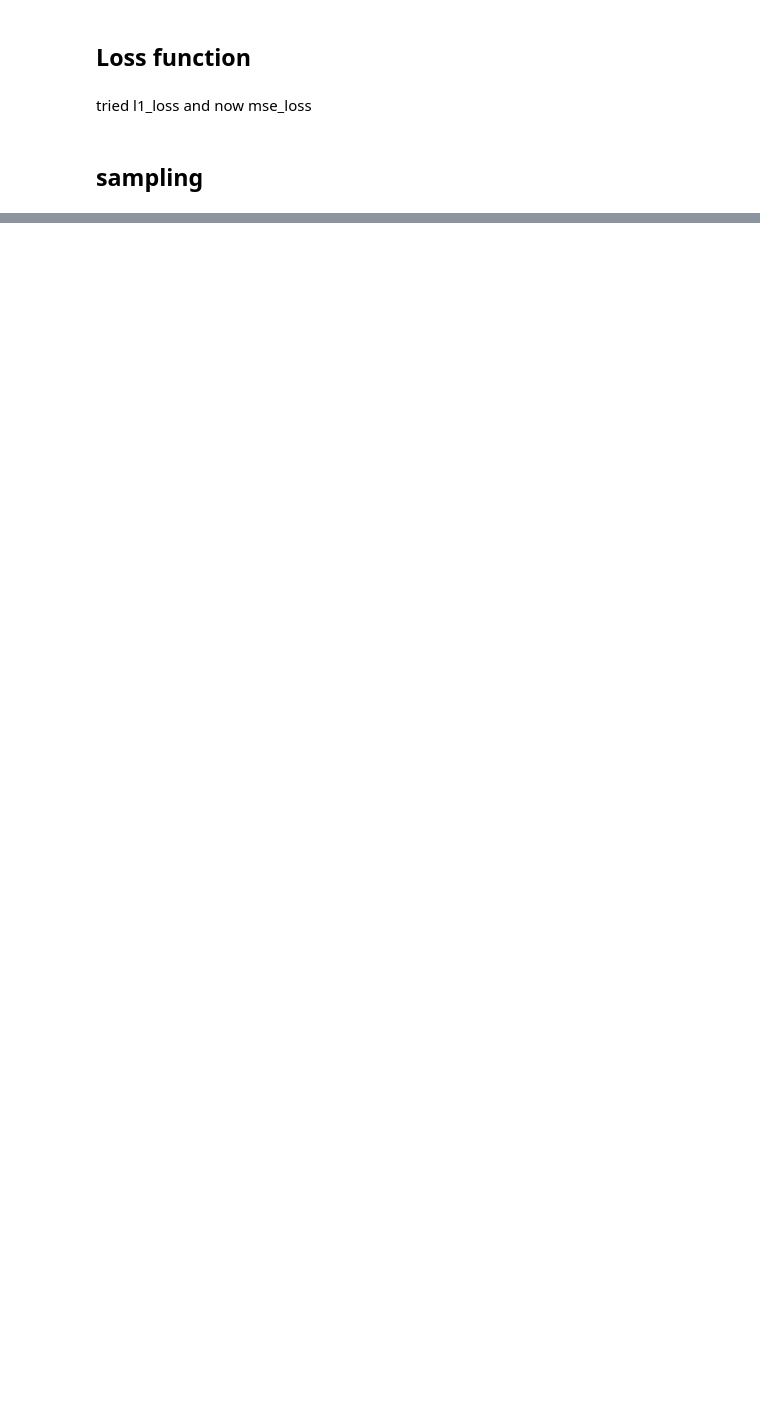
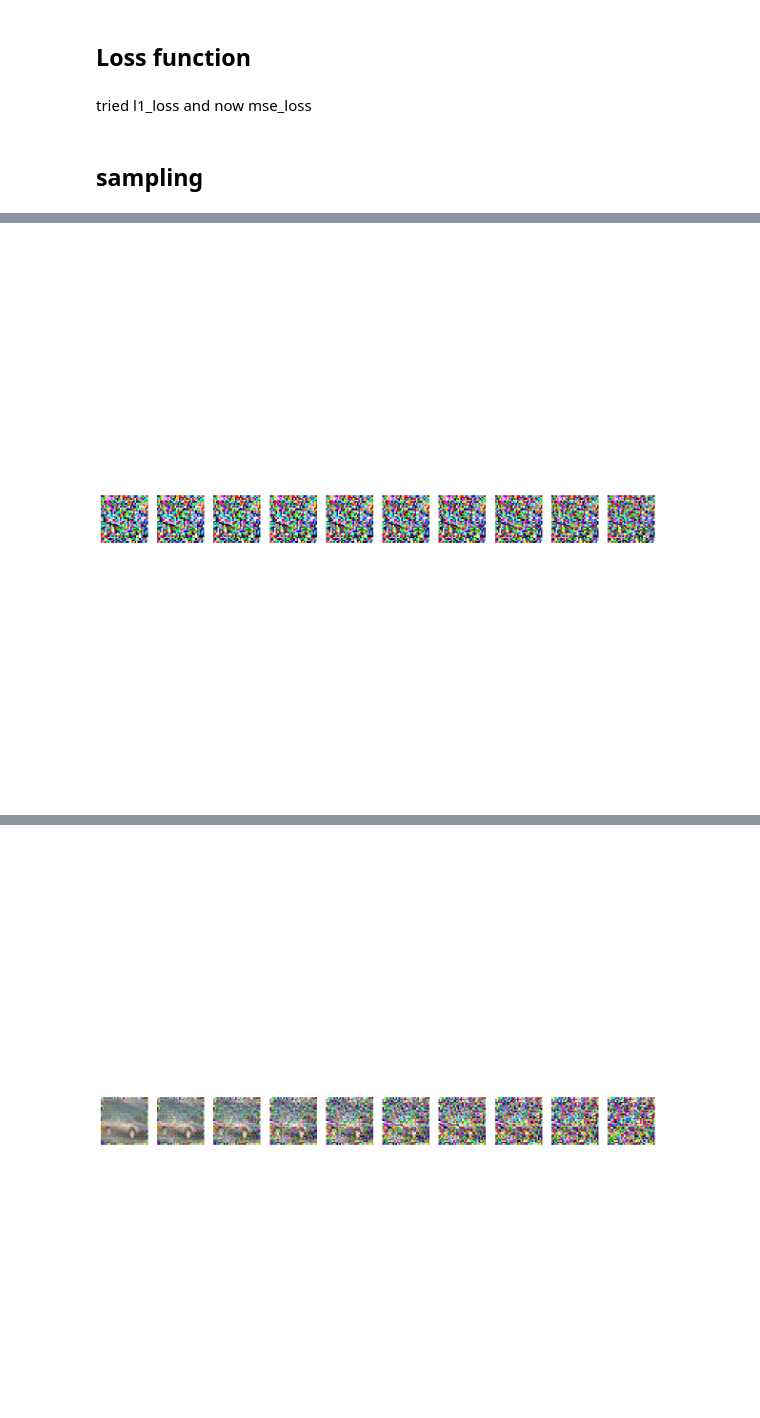
Before and after one commit to FloBaumgartner/cifar10_imgGeneration, a Jupyter notebook: vdl_mc_img-gen_cifar10.ipynb, the cells around one changed output, grey strips where cells are left out. Saved outputs shown, nothing was run; the diff lists cells and outputs as text; code cells hidden in the pictures; blank space fills up the shorter version.

Commit message:
simple model for overfittest changes

```diff
--- a/vdl_mc_img-gen_cifar10.ipynb
+++ b/vdl_mc_img-gen_cifar10.ipynb
@@ -265,11 +267,11 @@ class SimpleUnet(nn.Module):
                                         time_emb_dim, up=True) \
                     for i in range(len(up_channels)-1)])
         # Output
-        #self.output = nn.Conv2d(up_channels[-1], out_dim, 1) TODO: Check if new is correct
-        self.output = nn.Sequential(
-            nn.Conv2d(up_channels[-1], out_dim, 1),
-            nn.Tanh()
-        )
+        self.output = nn.Conv2d(up_channels[-1], out_dim, 1) #TODO: Check if new is correct
+        #self.output = nn.Sequential(
+        #    nn.Conv2d(up_channels[-1], out_dim, 1),
+        #    nn.Tanh()
+        #)
 
 
     def forward(self, x, timestep):
@@ -366,7 +368,6 @@ def sample_plot_image(T,sqrt_one_minus_alphas_cumprod, sqrt_recip_alphas, betas,
         #img = torch.clamp(img, -1.0, 1.0)
         if i % stepsize == 0:
             plt.subplot(1, num_images, int(i/stepsize)+1)
-            print(img.min(), img.max())
             plt.imshow(denormalize_and_to_numpy(img[0]))
             plt.axis('off')
 
@@ -374,3 +375,5 @@ def sample_plot_image(T,sqrt_one_minus_alphas_cumprod, sqrt_recip_alphas, betas,
     plt.axis('off')
 
     plt.show()
+
+    return img
@@ -449,0 +380,29 @@ Noise predicted min/max: -0.9998905658721924 0.9999678730964661
+# %%
+device = "cuda" if torch.cuda.is_available() else "cpu"
+model.to(device)
+optimizer = torch.optim.Adam(model.parameters(), lr=1e-4)
+epochs = 2_000
+BATCH_SIZE = 1
+T = 100
+# %%
+for epoch in tqdm(range(epochs)):
+    optimizer.zero_grad()
+    t = torch.randint(0, T, (BATCH_SIZE,), device=device).long()
+    loss = get_loss(model, images_overfit, t, terms["sqrt_alphas_cumprod"], terms["sqrt_one_minus_alphas_cumprod"], device)
+    loss.backward()
+    optimizer.step()
+
+    if epoch % 100 == 0:
+        print(f"Epoch {epoch} Loss: {loss.item()}")
+
+        if epoch in {10, 100, 900, 1000, 1900, 9900, 15500, 19900}:
+            with torch.no_grad():
+                x_gen = sample_plot_image(T,terms["sqrt_one_minus_alphas_cumprod"], terms["sqrt_recip_alphas"], betas, model, terms["posterior_variance"])
+
+                wandb.log({
+                "epoch": epoch,
+                "loss": loss.item(),
+            })
+
+wandb.finish()
+# %% [output]
@@ -449,0 +411 @@ Noise predicted min/max: -0.9998905658721924 0.9999678730964661
+[figure, added]
@@ -449,0 +420 @@ Noise predicted min/max: -0.9998905658721924 0.9999678730964661
+[figure, added]
```
Also changed, not shown: parts of 12 cells of this notebook.
